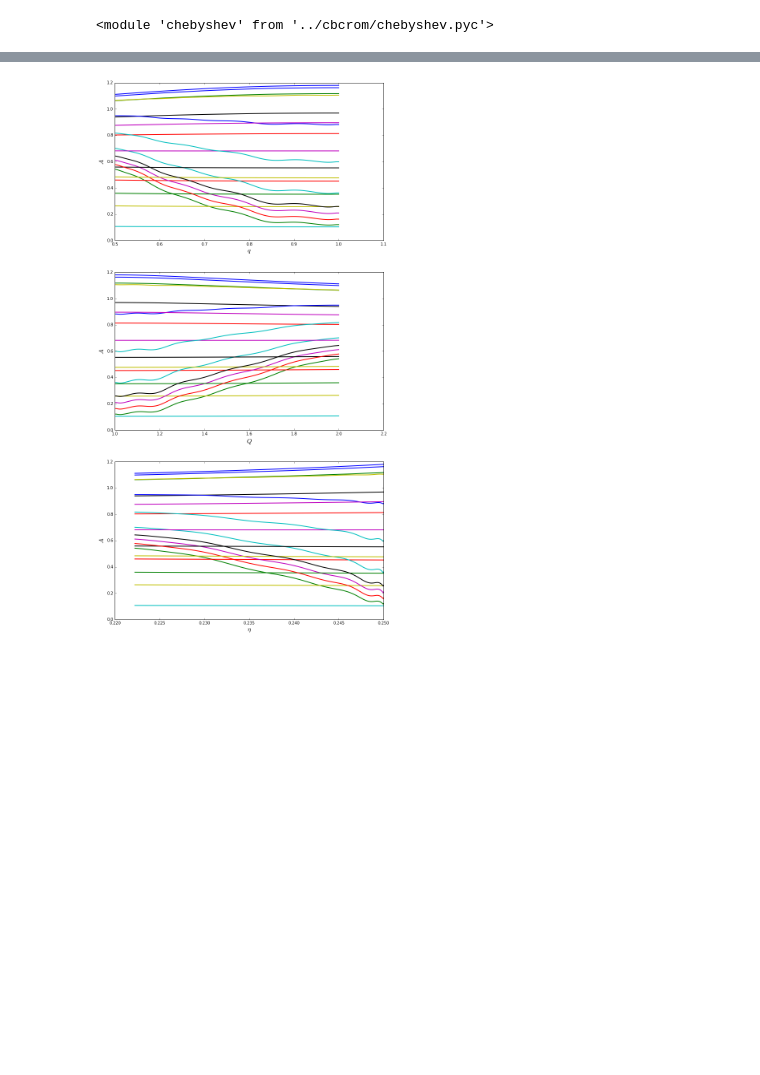
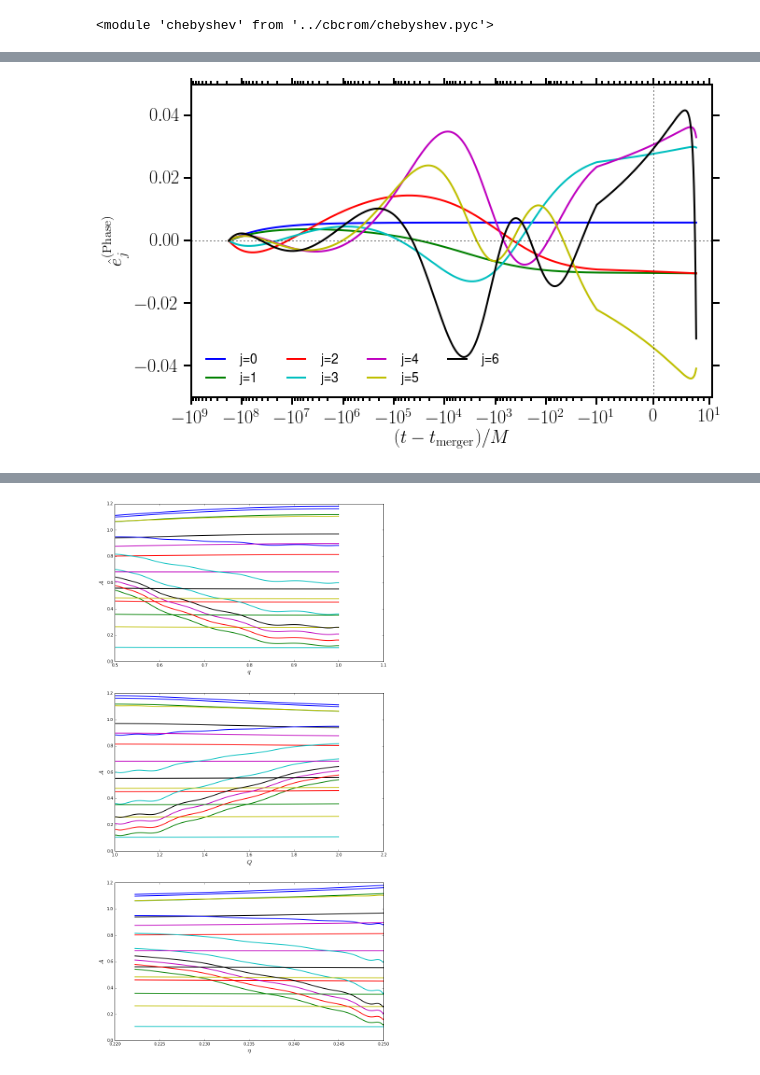
Before and after one commit to benjaminlackey/cbcrom, a Jupyter notebook: notebooks/PaperPlots.ipynb, the cells around one changed output, grey strips where cells are left out. Drawn from its saved outputs; the diff is of its cells as text; code cells hidden in the pictures; blank space fills up the shorter version.

Commit message:
Adding example notebook to run ROM waveform.

```diff
--- a/notebooks/PaperPlots.ipynb
+++ b/notebooks/PaperPlots.ipynb
@@ -43,6 +110,13 @@ params = ts.get_parameter_grid()
 # %%
 ampparams = np.array(rbamp.get_parameters())
 phaseparams = np.array(rbphase.get_parameters())
+# %%
+j=0
+p = params.reshape(-1, 3)
+rbphase_i = np.array([
+        [i for i in range(len(p)) if np.array_equal(p[i], phaseparams[j])]
+        for j in range(len(phaseparams))
+    ]).flatten()
 # %%
 x = params[:, :, 0, 0].flatten()
 y = params[:, :, 0, 1].flatten()
@@ -68,0 +152,29 @@ fig.savefig('/home/bdlackey/public_html/ROM/paramspace.pdf',
+# %%
+memb_size=2**34-1
+
+filename = '../data/teob_rbamp_smallq_cheb_16_%d.hdf5'
+rbamp = tdwave.load_hdf5_time_domain_waveform_set(filename, memb_size=memb_size)
+
+filename = '../data/teob_rbphase_smallq_cheb_16_%d.hdf5'
+rbphase = tdwave.load_hdf5_time_domain_waveform_set(filename, memb_size=memb_size)
+# %%
+fig, axes = plt.subplots(1, figsize=(10, 6))
+
+for j in range(rbphase.get_len()):
+    h = rbphase.get_waveform_data(j)
+    axes.plot(h.time, h.phase, lw=2, label='j='+str(j))
+
+axes.axhline(0.0, color='k', ls=':')
+axes.axvline(0.0, color='k', ls=':')
+
+axes.set_xlim([-1.0e9, 11.0])
+axes.set_ylim([-0.05, 0.05])
+axes.set_xscale('symlog', linthreshx=10.0)
+axes.xaxis.set_minor_locator(MinorSymLogLocator(10.0))
+axes.set_xlabel(r'$(t-t_{\rm merger})/M$')
+axes.set_ylabel(r'$\hat e^{\rm (Phase)}_j$')
+l = axes.legend(loc='lower left', ncol=4, frameon=False)
+l.set_zorder(0)
+fig.savefig('/home/bdlackey/public_html/ROM/RBphase.pdf', format='pdf', transparent=True, bbox_inches='tight')
+# %% [output]
+[figure, added]
```
Also changed, not shown: parts of 17 cells of this notebook, 5 other files.
